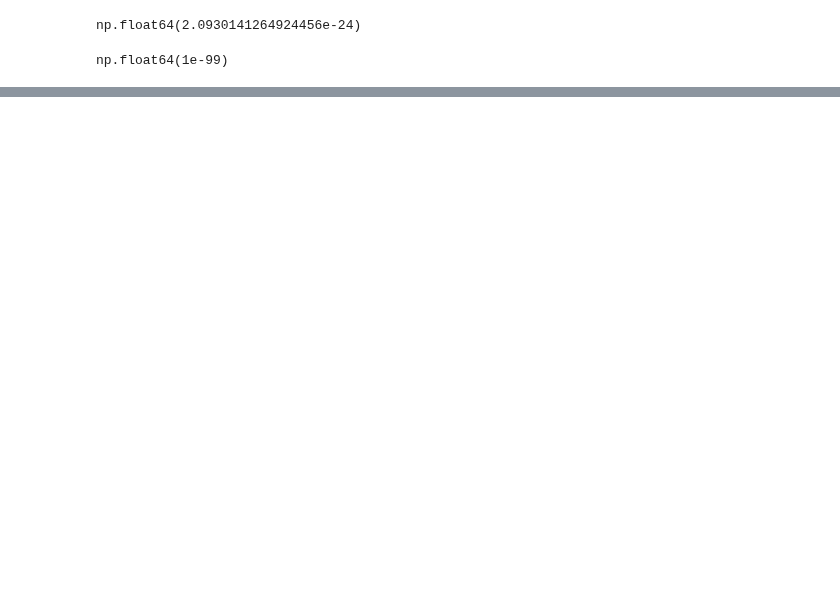
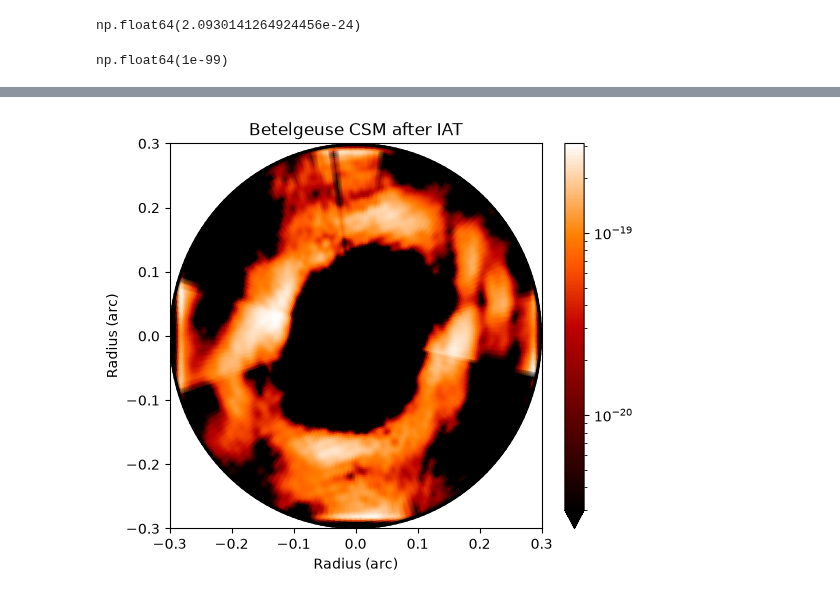
Before and after one commit to imanbeh/csm_pipeline, a Jupyter notebook: csm_graph_abel_making.ipynb, the cells around one changed output, grey strips where cells are left out. Saved outputs shown, nothing was run; the diff lists cells and outputs as text; code cells hidden in the pictures; blank space fills up the shorter version.

```diff
--- a/csm_graph_abel_making.ipynb
+++ b/csm_graph_abel_making.ipynb
@@ -56,3 +64,7 @@ for i in range(4):
+# %%
+plot_rays_image(x_grid_csm,y_grid_csm, csm_abel_zero, vmax=2e-19,shift=True,no_rays=True,title="Betelgeuse CSM after IAT",save=True)
+# %% [output]
+[figure, added]
 # %%
 from matplotlib import pyplot as plt
 # %%
```
Also changed, not shown: parts of 5 cells of this notebook, 10 other files.
